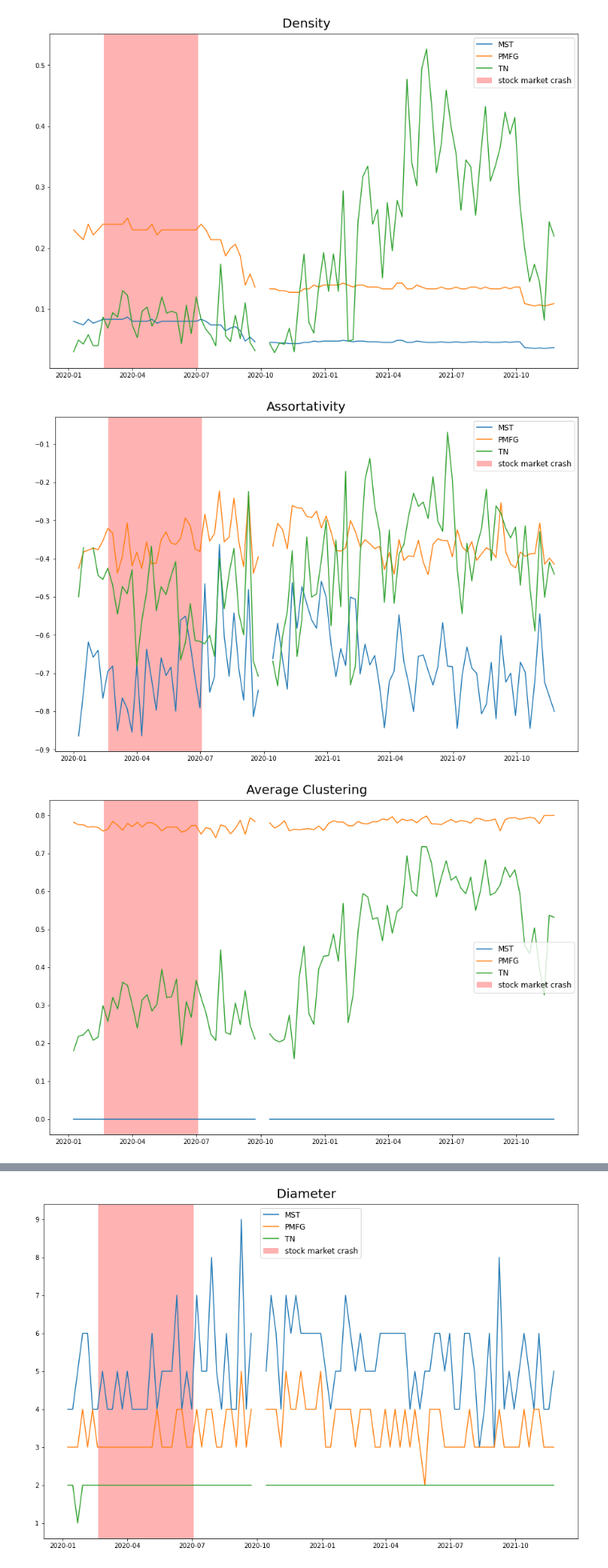
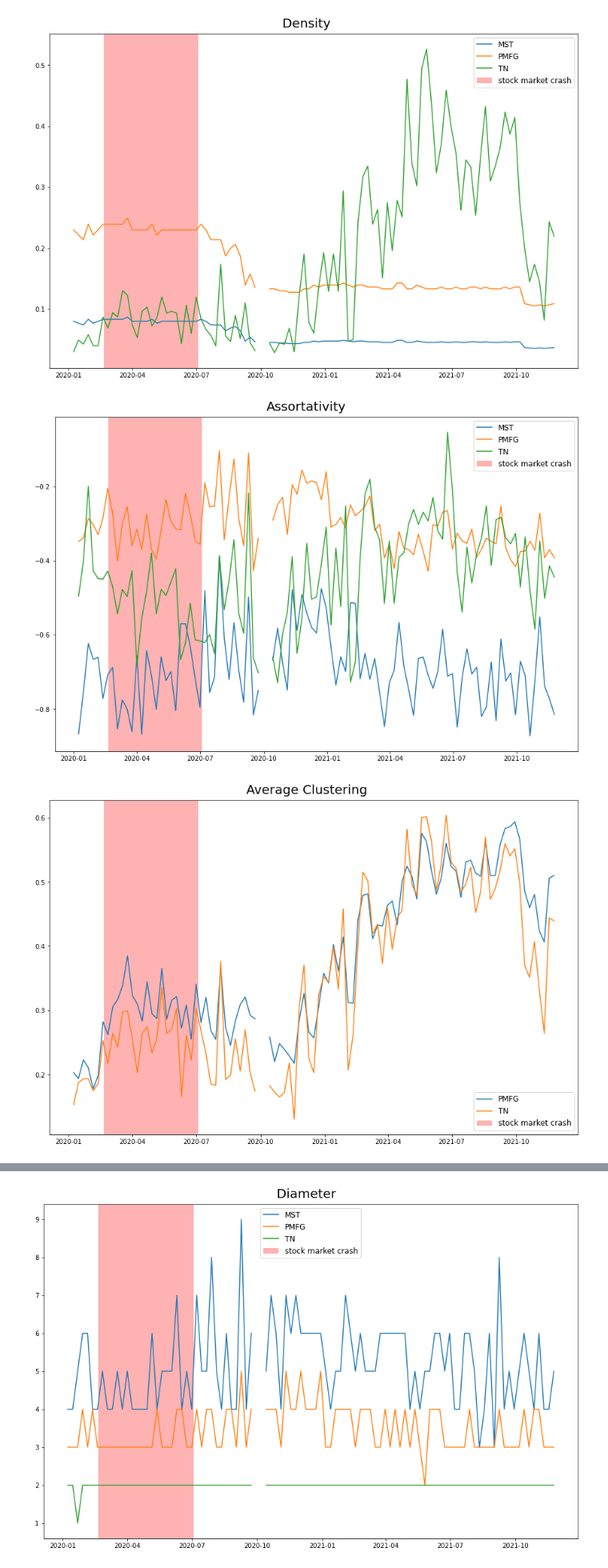
Before and after one commit to marcodipanfilo/network_science_project, a Jupyter notebook: 4-network-properties.ipynb, the cells around one changed output, grey strips where cells are left out. Shown at 80% size. Drawn from its saved outputs; the diff is of its cells as text; code cells hidden in the pictures.

```diff
--- a/4-network-properties.ipynb
+++ b/4-network-properties.ipynb
@@ -58,10 +67,12 @@ def str_to_date(string):
 # %%
-def compare_networks(MSTs, PMFGs, TNs, measure, title, net_size=False):
+def compare_networks(MSTs, PMFGs, TNs, measure, title, weighted=False, net_size=False, mol=False):
     """
     MSTs, PMFGs and TNs are dictionaries of networks where keys are strings timestamps and values are networkx graphs.
     measure: networkx function, e.g. nx.average_shortest_path_length(G)
+    weighted: set True to use networkx argument weight="weight"
     Set MSTs, PMFGs or TNs = None to not consider those for the measure
     net_size: True to superimpose network size (i.e. nr of nodes)
+    net_size: True to superimpose mean occupation layer
     title: title of the plot
     returns a plot
     """
@@ -81,11 +92,20 @@ def compare_networks(MSTs, PMFGs, TNs, measure, title, net_size=False):
             m_tns.append(np.nan)
         else:
             if MSTs is not None:
-                m_msts.append(measure(MSTs[t]))
+                if weighted:
+                    m_msts.append(measure(MSTs[t], weight="weight"))
+                else:
+                    m_msts.append(measure(MSTs[t]))
             if PMFGs is not None:
-                m_pmfgs.append(measure(PMFGs[t]))
+                if weighted:
+                    m_pmfgs.append(measure(PMFGs[t], weight="weight"))
+                else:
+                    m_pmfgs.append(measure(PMFGs[t]))
             if TNs is not None:
-                m_tns.append(measure(TNs[t]))
+                if weighted:
+                    m_tns.append(measure(TNs[t], weight="weight"))
+                else:
+                    m_tns.append(measure(TNs[t]))
 
     # plot parameters
     fs = 12  # fontsize
@@ -103,6 +123,13 @@ def compare_networks(MSTs, PMFGs, TNs, measure, title, net_size=False):
     if net_size:
         net_size_ = [MSTs[t].number_of_nodes() for t in dates_strings]
         ax.plot(dates, net_size_, label="Network Size", color="purple", linestyle="--")
+    # superimpose mean occupation layer
+    if mol:
+        mol_ = [mean_occupation_layer(MSTs[i]) for i in dates_strings]
+        for i,t in enumerate(dates_strings):
+            if t in few_data:
+                mol_[i] = np.nan
+        ax.plot(dates, mol_, label="Mean Occupation Layer (MST)", color="gray", linestyle="--")
 
     # mark important dates in the figure
 
@@ -139,10 +166,10 @@ compare_networks(msts, pmfgs, tns, nx.density, "Density", False)
 # %% [output]
 [figure]
 # %%
-compare_networks(msts, pmfgs, tns, nx.degree_assortativity_coefficient, "Assortativity", False)
+compare_networks(msts, pmfgs, tns, nx.degree_assortativity_coefficient, "Assortativity", weighted=True)
 # %% [output]
-[figure, old version]
+[figure, new version]
 # %%
-compare_networks(msts, pmfgs, tns, nx.average_clustering, "Average Clustering", False)
+compare_networks(None, pmfgs, tns, nx.average_clustering, "Average Clustering", weighted=True)
 # %% [output]
-[figure, old version]
+[figure, new version]
```
Also changed, not shown: parts of 12 cells of this notebook, 1 other file.
